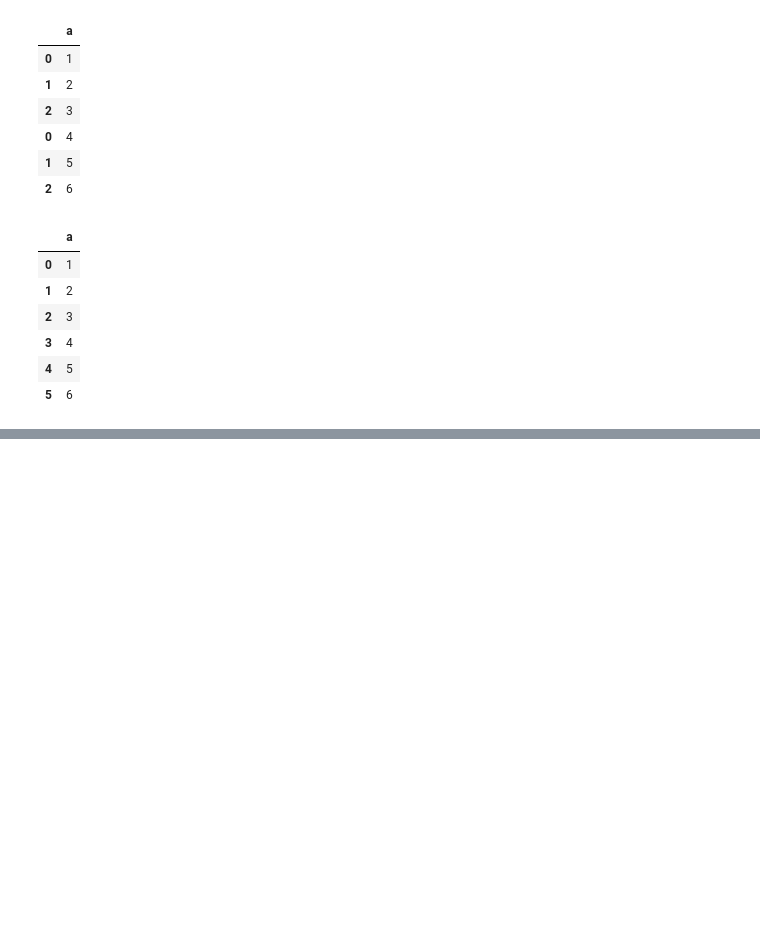
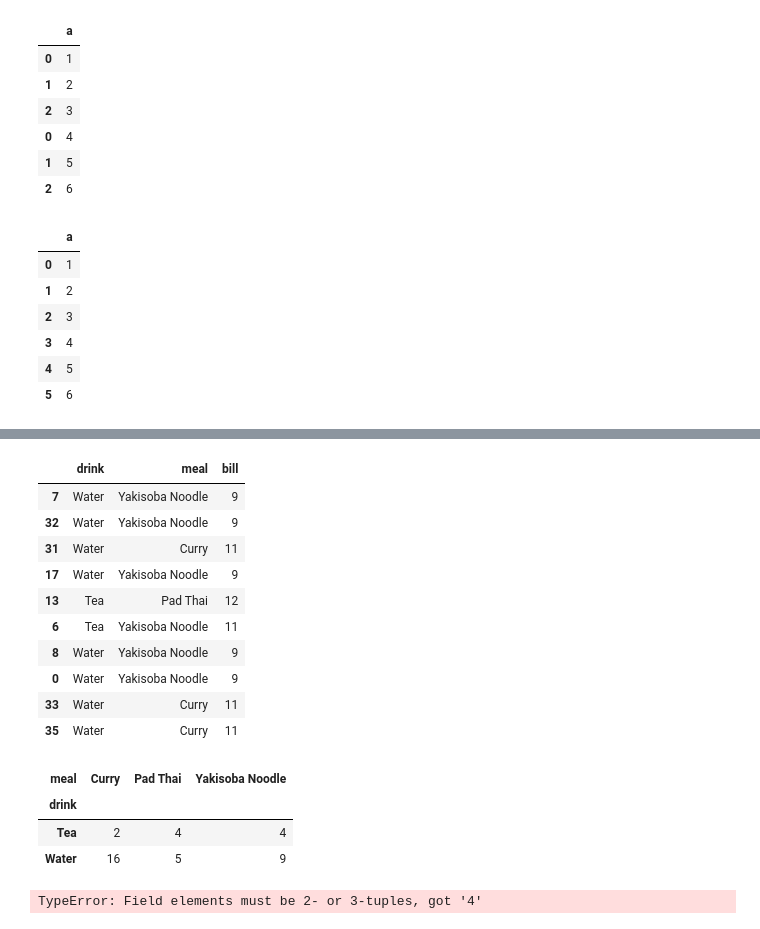
Before and after one commit to manuelparra1/data-science-libraries, a Jupyter notebook: advanced_dataframes_notes.ipynb, the cells around one changed output, grey strips where cells are left out. Saved outputs shown, nothing was run; the diff lists cells and outputs as text; code cells hidden in the pictures; blank space fills up the shorter version.

```diff
--- a/advanced_dataframes_notes.ipynb
+++ b/advanced_dataframes_notes.ipynb
@@ -351,0 +399,9 @@ users = pd.DataFrame({
+# %%
+n = 40
+
+orders = pd.DataFrame({
+    'drink': np.random.choice(['Tea', 'Water', 'Water'], n),
+    'meal': np.random.choice(['Curry', 'Yakisoba Noodle', 'Pad Thai'], n),
+})
+
+orders.sample(10)
@@ -351,0 +420,38 @@ users = pd.DataFrame({
+# %%
+# Create a dictionary of prices for drinks and meals.
+
+prices = {
+    'Yakisoba Noodle': 9,
+    'Curry': 11,
+    'Pad Thai': 10,
+    'Tea': 2,
+    'Water': 0,
+}
+# %%
+orders['bill'] = orders.drink.map(prices) + orders.meal.map(prices)
+
+orders.sample(10)
+# %% [output]
+|  | drink | meal | bill |
+| 7 | Water | Yakisoba Noodle | 9 |
+| 32 | Water | Yakisoba Noodle | 9 |
+| 31 | Water | Curry | 11 |
+| 17 | Water | Yakisoba Noodle | 9 |
+| 13 | Tea | Pad Thai | 12 |
+| 6 | Tea | Yakisoba Noodle | 11 |
+| 8 | Water | Yakisoba Noodle | 9 |
+| 0 | Water | Yakisoba Noodle | 9 |
+| 33 | Water | Curry | 11 |
+| 35 | Water | Curry | 11 |
+# %%
+pd.crosstab(orders.drink, orders.meal)
+# %% [output]
+| meal | Curry | Pad Thai | Yakisoba Noodle |
+| drink |  |  |  |
+| Tea | 2 | 4 | 4 |
+| Water | 16 | 5 | 9 |
+# %%
+a = np.array([1,2,3],[4,5,6])
+pd.DataFram(a, columns = ['a', 'b', 'c'])
+# %% [output]
+TypeError: Field elements must be 2- or 3-tuples, got '4'
```
Also changed, not shown: parts of 8 cells of this notebook, 1 other file.
